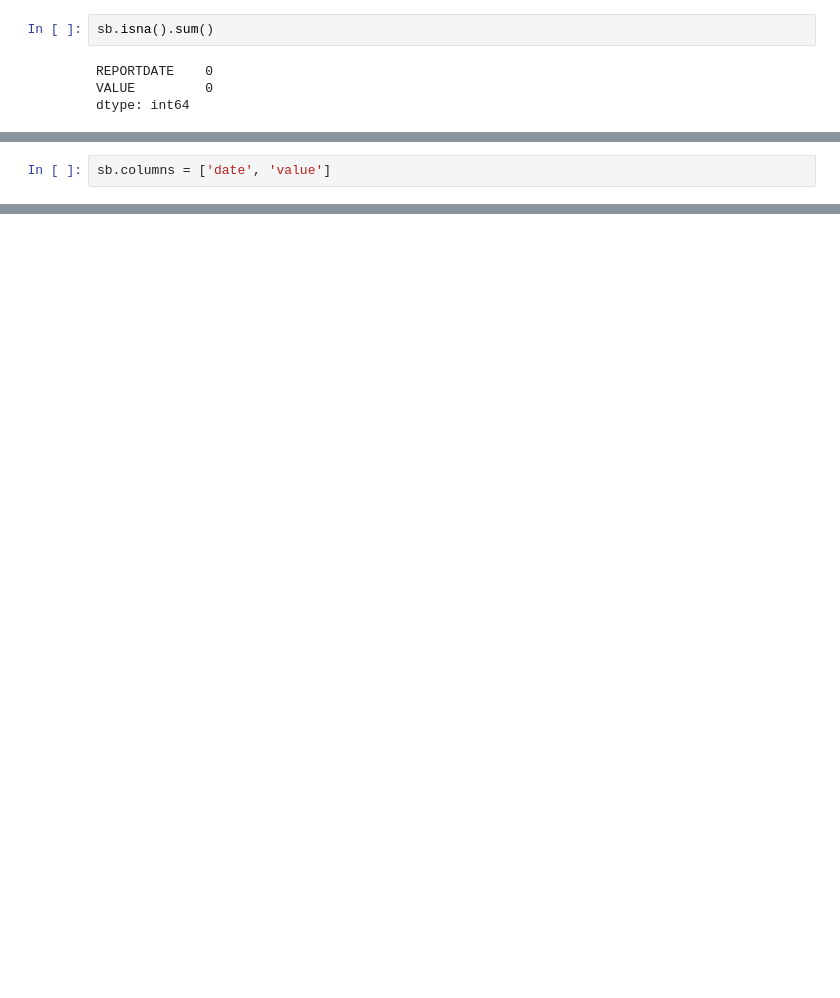
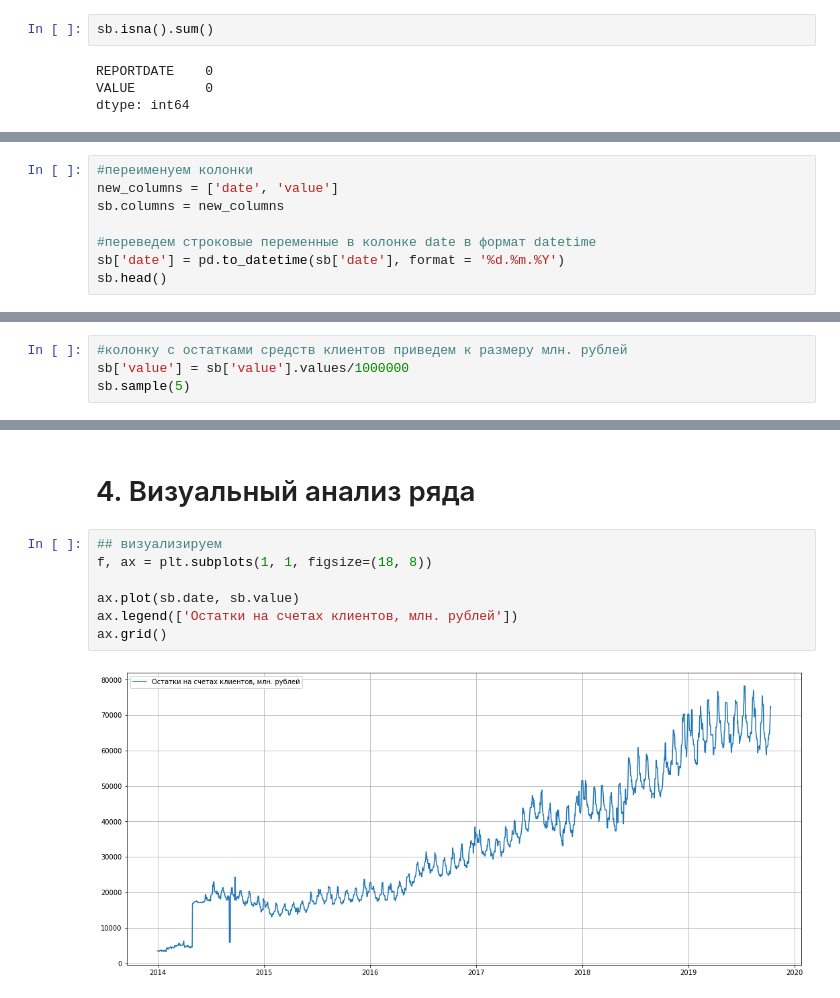
Before and after one commit to FierceDra/FierceDra-X.github.io, a Jupyter notebook: Sber/Sber_module.ipynb, the cells around one changed output, grey strips where cells are left out. Saved outputs shown, nothing was run; the diff lists cells and outputs as text; blank space fills up the shorter version.

Commit message:
add visualization analisis

```diff
--- a/Sber/Sber_module.ipynb
+++ b/Sber/Sber_module.ipynb
@@ -30,5 +51,3 @@ sb.head(5)
 | 2 | 01.01.2014 | 3417092149 |
 | 3 | 02.01.2014 | 3417092149 |
 | 4 | 03.01.2014 | 3417092149 |
-# %%
-sb.columns = ['date', 'value']
@@ -49,0 +56,8 @@ sb[sb.date > ]
+# %%
+#переименуем колонки
+new_columns = ['date', 'value']
+sb.columns = new_columns
+
+#переведем строковые переменные в колонке date в формат datetime
+sb['date'] = pd.to_datetime(sb['date'], format = '%d.%m.%Y')
+sb.head()
@@ -49,0 +71,4 @@ sb[sb.date > ]
+# %%
+#колонку с остатками средств клиентов приведем к размеру млн. рублей
+sb['value'] = sb['value'].values/1000000
+sb.sample(5)
@@ -49,0 +82,11 @@ sb[sb.date > ]
+# %% [markdown]
+# 4. Визуальный анализ ряда
+# %%
+## визуализируем
+f, ax = plt.subplots(1, 1, figsize=(18, 8))
+
+ax.plot(sb.date, sb.value)
+ax.legend(['Остатки на счетах клиентов, млн. рублей'])
+ax.grid()
+# %% [output]
+[figure, added]
```
Also changed, not shown: parts of 18 cells of this notebook.
